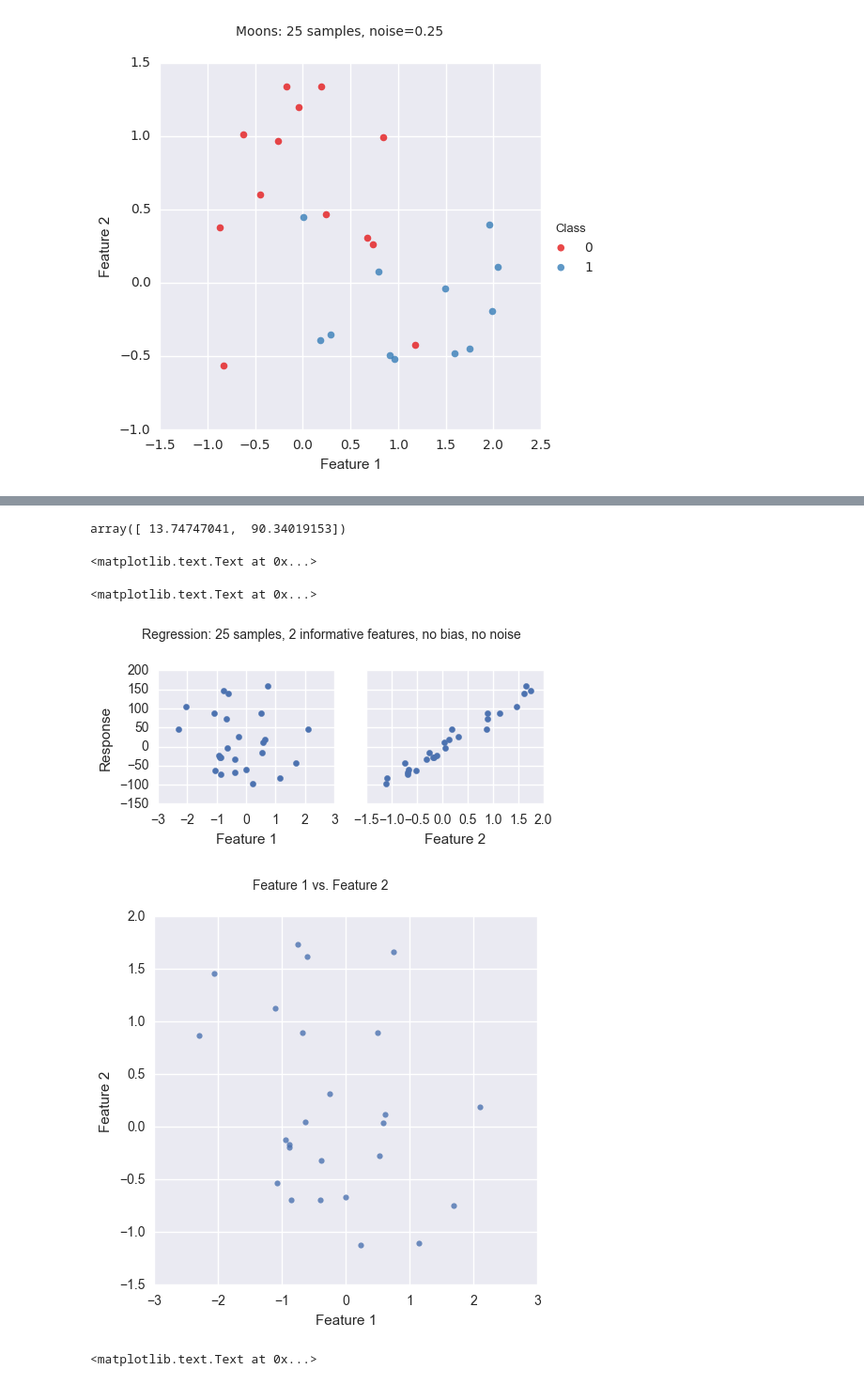
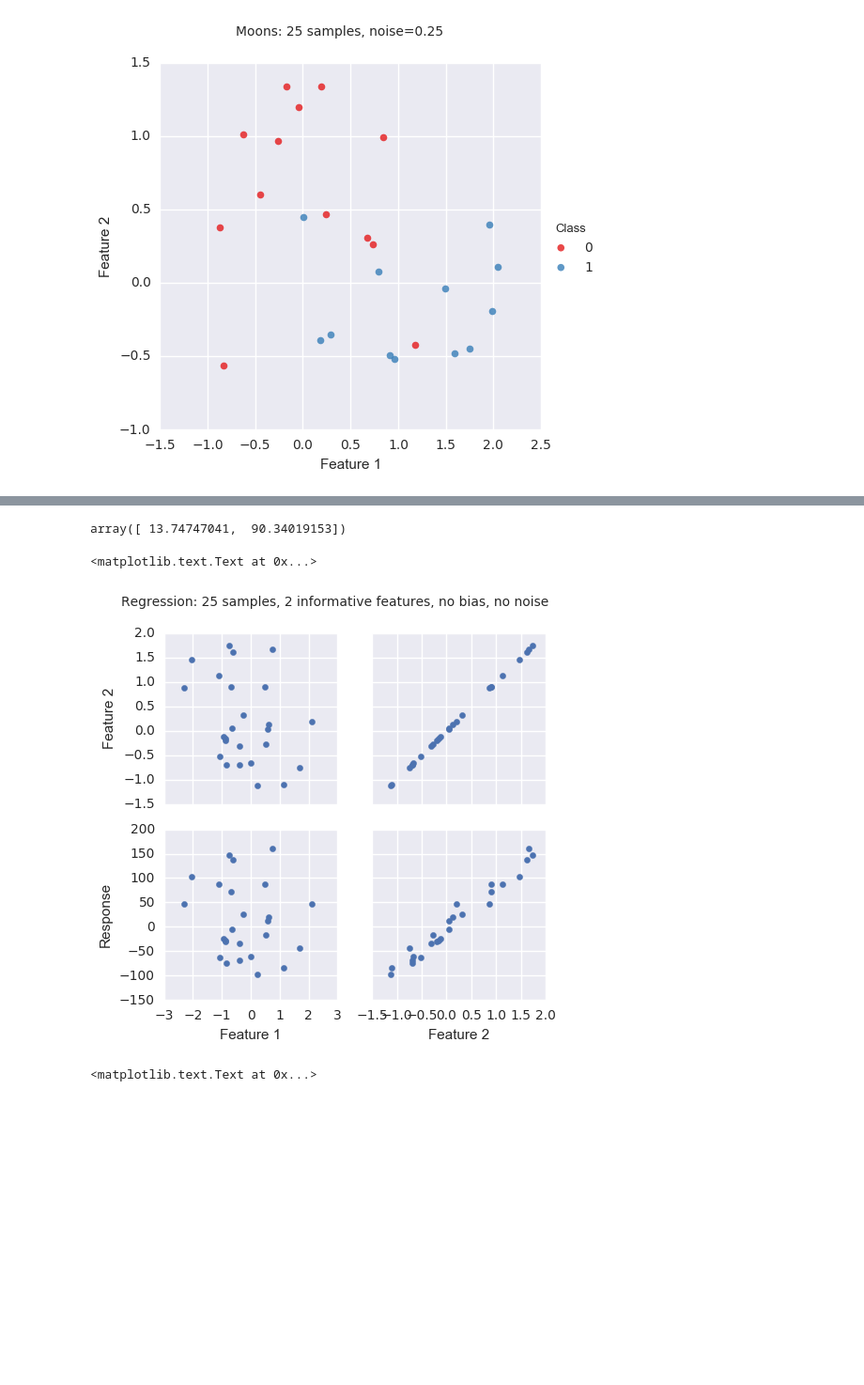
Before and after one commit to niranjv/ml-notes, a Jupyter notebook: Datasets.ipynb, the cells around one changed output, grey strips where cells are left out. Shown: that part at 94% size. Saved outputs shown, nothing was run; the diff lists cells and outputs as text; code cells hidden in the pictures; blank space fills up the shorter version.

```diff
--- a/Datasets.ipynb
+++ b/Datasets.ipynb
@@ -461,42 +460,36 @@ df2 = pd.DataFrame(y)
 df2.columns = ['Response']
 df2 = df2.round(2)
 
 df = pd.concat([df, df2], axis=1)
 df
 
 coef
 
-g = sns.PairGrid(df, palette='Set1', x_vars=['Feature 1', 'Feature 2'], y_vars=['Response'])
+g = sns.PairGrid(df, palette='Set1', x_vars=['Feature 1', 'Feature 2'], y_vars=['Feature 2', 'Response'])
 g = g.map(plt.scatter)
-plt.subplots_adjust(top=0.8)
+plt.subplots_adjust(top=0.9)
 g.fig.suptitle('Regression: 25 samples, 2 informative features, no bias, no noise')
-
-g = sns.lmplot(x='Feature 1', y='Feature 2', data=df, fit_reg=False)
-plt.subplots_adjust(top=0.9)
-g.fig.suptitle('Feature 1 vs. Feature 2')
 # %% [output]
 |  | Feature 1 | Feature 2 | Response |
 | 0 | 0.58 | 0.04 | 11.83 |
 | 1 | -0.76 | 1.74 | 147.16 |
 | 2 | -0.40 | -0.69 | -67.94 |
 | 3 | -2.06 | 1.46 | 103.77 |
 | 4 | 0.23 | -1.12 | -97.72 |
 | 5 | -0.38 | -0.32 | -34.41 |
 | 6 | -0.01 | -0.67 | -60.81 |
 | 7 | 0.53 | -0.27 | -16.91 |
 | 8 | -0.88 | -0.17 | -27.65 |
 | 9 | 2.10 | 0.19 | 46.12 |
 | ... | ... | ... | ... |
 | 20 | -1.10 | 1.13 | 87.30 |
 | 21 | -0.25 | 0.32 | 25.39 |
 | 22 | -0.89 | -0.19 | -29.53 |
 | 23 | 0.50 | 0.90 | 88.36 |
 | 24 | -0.68 | 0.90 | 71.98 |
 array([ 13.74747041,  90.34019153])
 <matplotlib.text.Text at 0x...>
-<matplotlib.text.Text at 0x...>
-[figure, old version]
+[figure, new version]
-[figure, removed]
 # %%
 X, y = make_regression(n_samples=25, n_features=3, n_informative=2, random_state=1)
 
```
Also changed, not shown: parts of 4 cells of this notebook.
